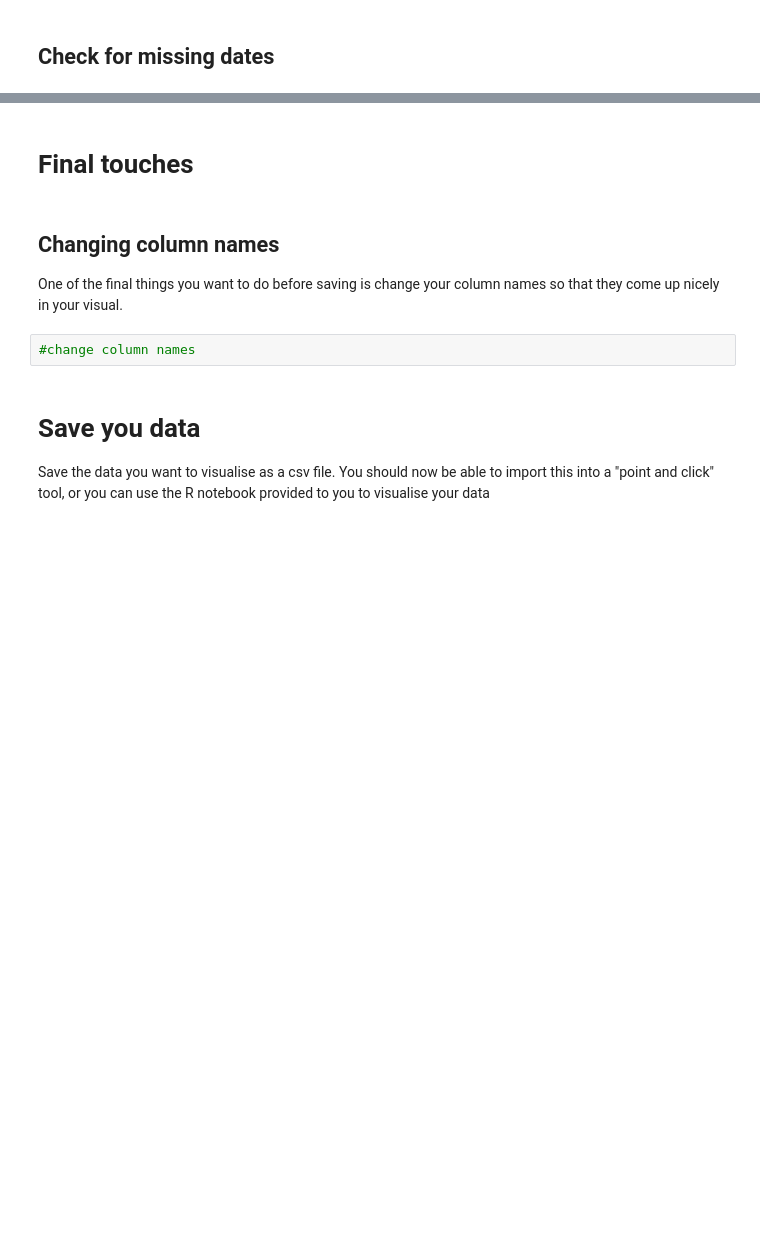
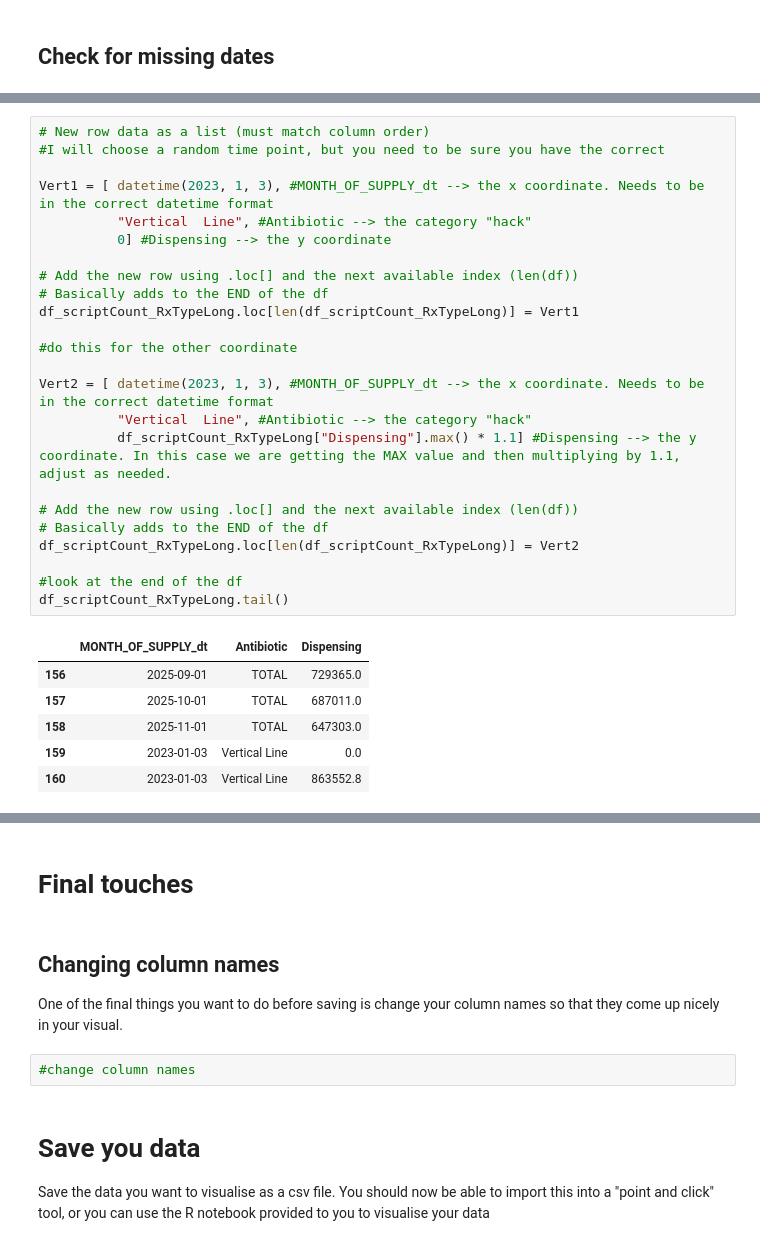
Before and after one commit to p-stehlik/StudentNotebooks, a Jupyter notebook: PBSTimeSeries.ipynb, the cells around one changed output, grey strips where cells are left out. Saved outputs shown, nothing was run; the diff lists cells and outputs as text; blank space fills up the shorter version.

```diff
--- a/PBSTimeSeries.ipynb
+++ b/PBSTimeSeries.ipynb
@@ -424,0 +565,31 @@ DatetimeIndex([], dtype='datetime64[ns]', freq='MS')
+# %%
+# New row data as a list (must match column order)
+#I will choose a random time point, but you need to be sure you have the correct
+
+Vert1 = [ datetime(2023, 1, 3), #MONTH_OF_SUPPLY_dt --> the x coordinate. Needs to be in the correct datetime format
+          "Vertical  Line", #Antibiotic --> the category "hack"
+          0] #Dispensing --> the y coordinate
+
+# Add the new row using .loc[] and the next available index (len(df))
+# Basically adds to the END of the df
+df_scriptCount_RxTypeLong.loc[len(df_scriptCount_RxTypeLong)] = Vert1
+
+#do this for the other coordinate
+
+Vert2 = [ datetime(2023, 1, 3), #MONTH_OF_SUPPLY_dt --> the x coordinate. Needs to be in the correct datetime format
+          "Vertical  Line", #Antibiotic --> the category "hack"
+          df_scriptCount_RxTypeLong["Dispensing"].max() * 1.1] #Dispensing --> the y coordinate. In this case we are getting the MAX value and then multiplying by 1.1, adjust as needed.
+
+# Add the new row using .loc[] and the next available index (len(df))
+# Basically adds to the END of the df
+df_scriptCount_RxTypeLong.loc[len(df_scriptCount_RxTypeLong)] = Vert2
+
+#look at the end of the df
+df_scriptCount_RxTypeLong.tail()
+# %% [output]
+|  | MONTH_OF_SUPPLY_dt | Antibiotic | Dispensing |
+| 156 | 2025-09-01 | TOTAL | 729365.0 |
+| 157 | 2025-10-01 | TOTAL | 687011.0 |
+| 158 | 2025-11-01 | TOTAL | 647303.0 |
+| 159 | 2023-01-03 | Vertical Line | 0.0 |
+| 160 | 2023-01-03 | Vertical Line | 863552.8 |
```
Also changed, not shown: parts of 21 cells of this notebook.
